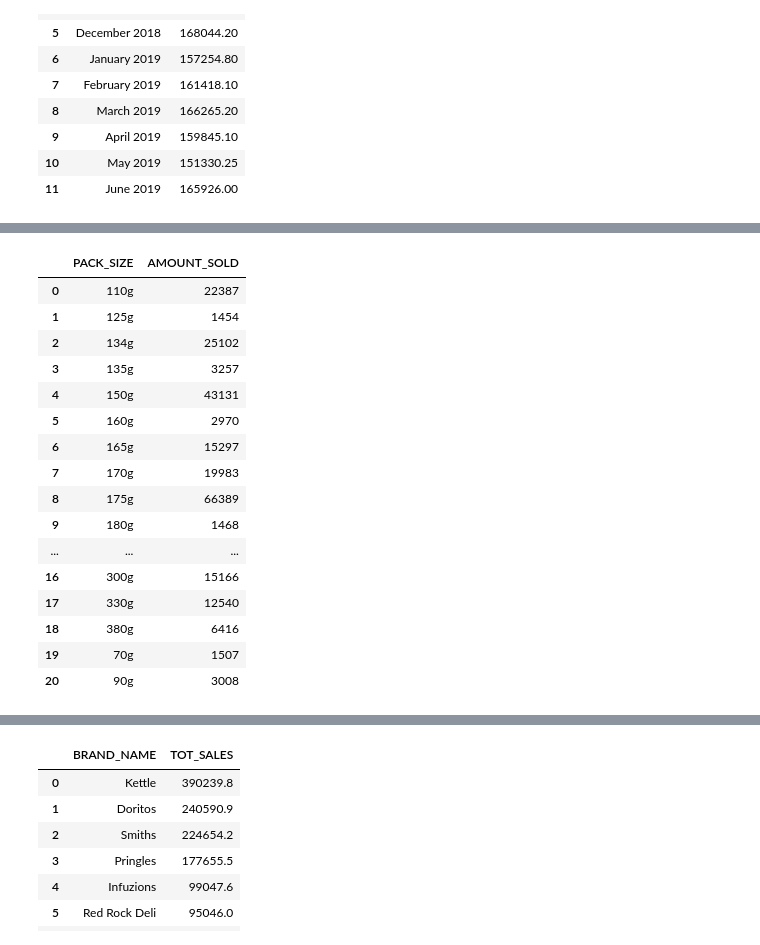
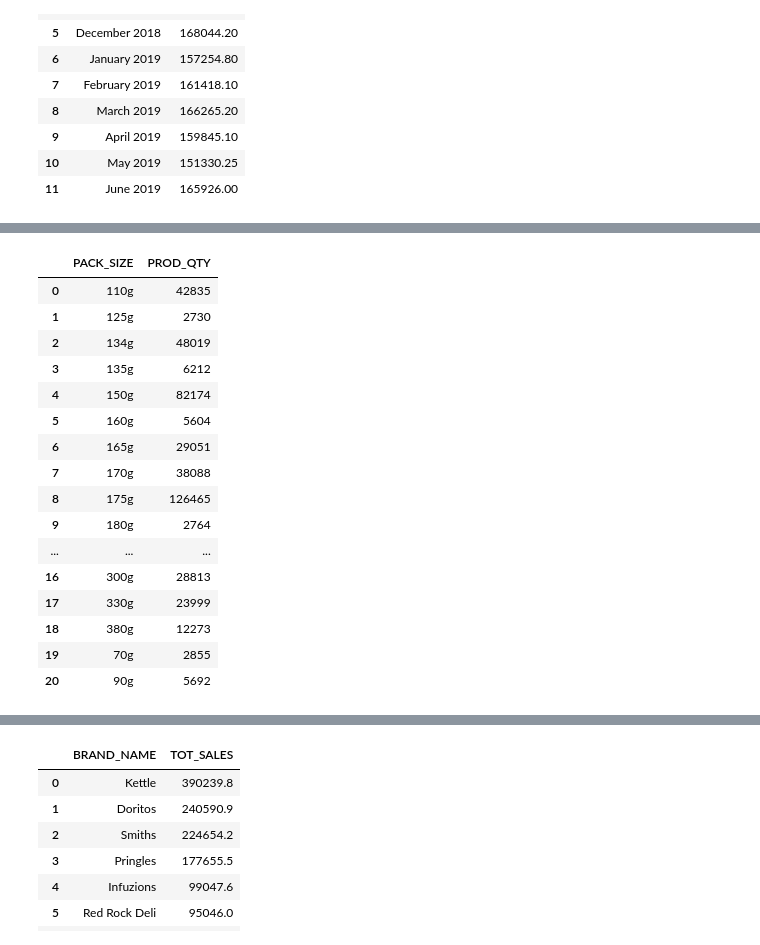
Before and after one commit to wa-le/Quantium-Forage-Virtual-Internship, a Jupyter notebook: my_quantium_vi.ipynb, the cells around one changed output, grey strips where cells are left out. Drawn from its saved outputs; the diff is of its cells as text; code cells hidden in the pictures.

```diff
--- a/my_quantium_vi.ipynb
+++ b/my_quantium_vi.ipynb
@@ -612,23 +700,23 @@ monthly_sales
 # %%
 # getting a dataframe that contains each unique packsize and total amount sold
-chips_packs_sold = df_chips.groupby(['PACK_SIZE']).size().reset_index().rename(columns={0:'AMOUNT_SOLD'})
+chips_packs_sold = df_chips.groupby(['PACK_SIZE'])['PROD_QTY'].sum().reset_index()
 chips_packs_sold
 # %% [output]
-|  | PACK_SIZE | AMOUNT_SOLD |
-| 0 | 110g | 22387 |
-| 1 | 125g | 1454 |
-| 2 | 134g | 25102 |
-| 3 | 135g | 3257 |
-| 4 | 150g | 43131 |
-| 5 | 160g | 2970 |
-| 6 | 165g | 15297 |
-| 7 | 170g | 19983 |
-| 8 | 175g | 66389 |
-| 9 | 180g | 1468 |
+|  | PACK_SIZE | PROD_QTY |
+| 0 | 110g | 42835 |
+| 1 | 125g | 2730 |
+| 2 | 134g | 48019 |
+| 3 | 135g | 6212 |
+| 4 | 150g | 82174 |
+| 5 | 160g | 5604 |
+| 6 | 165g | 29051 |
+| 7 | 170g | 38088 |
+| 8 | 175g | 126465 |
+| 9 | 180g | 2764 |
 | ... | ... | ... |
-| 16 | 300g | 15166 |
-| 17 | 330g | 12540 |
-| 18 | 380g | 6416 |
-| 19 | 70g | 1507 |
-| 20 | 90g | 3008 |
+| 16 | 300g | 28813 |
+| 17 | 330g | 23999 |
+| 18 | 380g | 12273 |
+| 19 | 70g | 2855 |
+| 20 | 90g | 5692 |
 # %%
```
Also changed, not shown: parts of 15 cells of this notebook.
